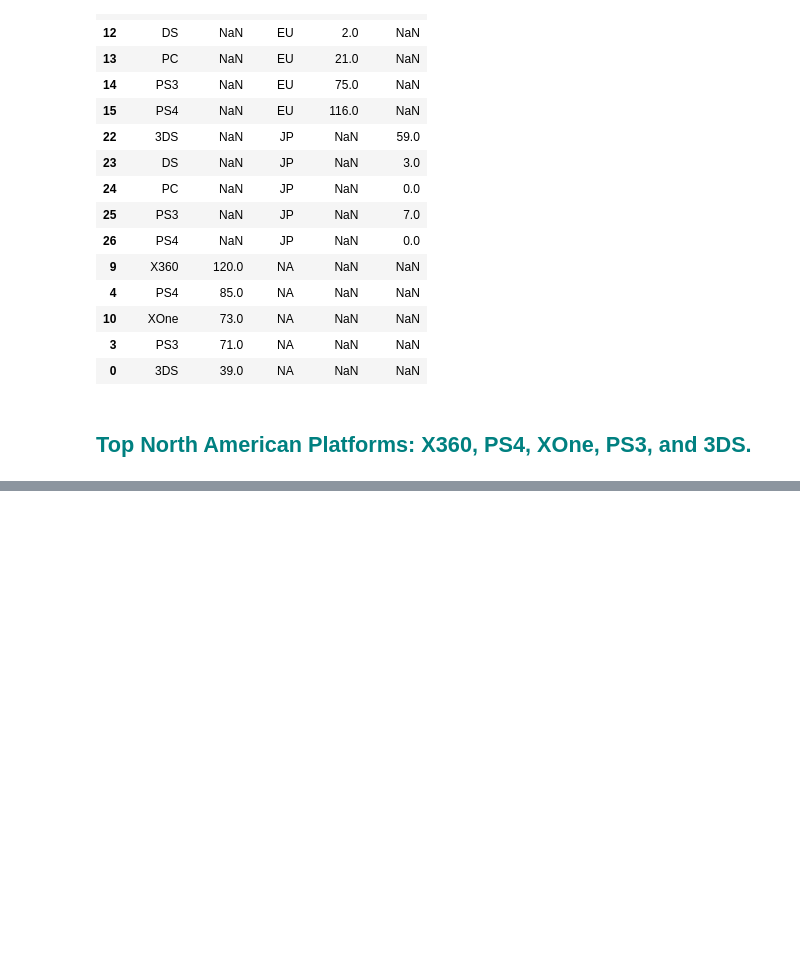
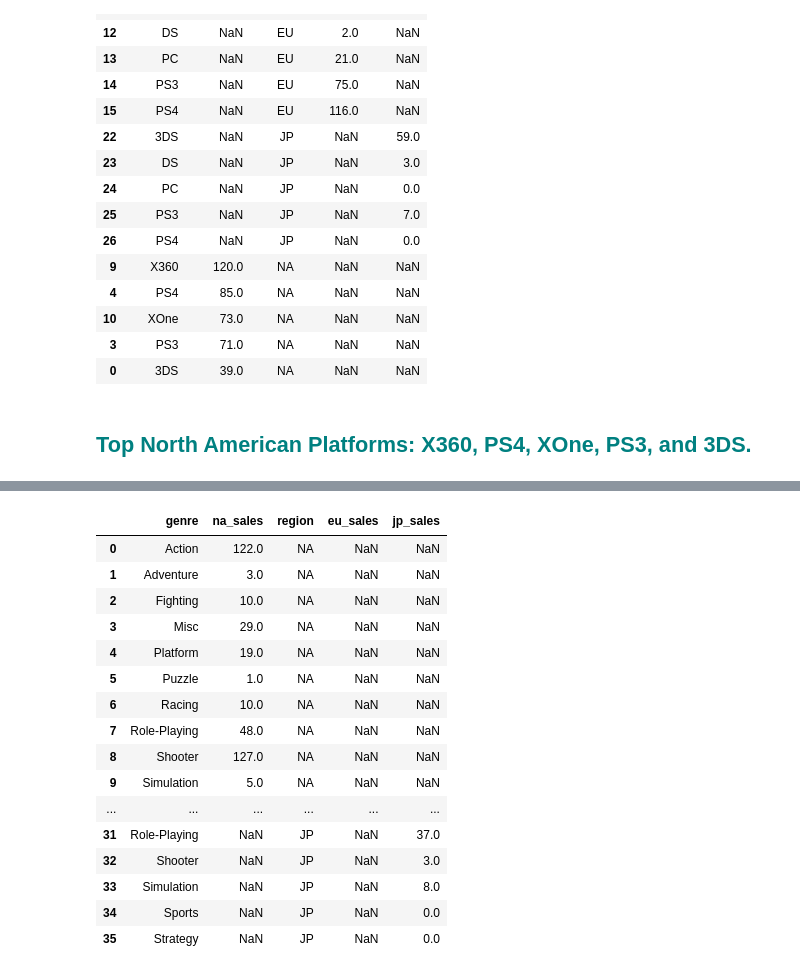
Before and after one commit to brandonbeckmusic/int-proj, a Jupyter notebook: project.ipynb, the cells around one changed output, grey strips where cells are left out. Drawn from its saved outputs; the diff is of its cells as text; code cells hidden in the pictures; blank space fills up the shorter version.

```diff
--- a/project.ipynb
+++ b/project.ipynb
@@ -762,0 +811,30 @@ display(top_na_platforms)
+# %%
+na_genre_sales = filtered_data.groupby('genre')['na_sales'].sum().reset_index()
+eu_genre_sales = filtered_data.groupby('genre')['eu_sales'].sum().reset_index()
+jp_genre_sales = filtered_data.groupby('genre')['jp_sales'].sum().reset_index()
+
+na_genre_sales['region'] = 'NA'
+eu_genre_sales['region'] = 'EU'
+jp_genre_sales['region'] = 'JP'
+
+regional_genre_sales = pd.concat([na_genre_sales, eu_genre_sales, jp_genre_sales], ignore_index=True)
+
+display(regional_genre_sales)
+# %% [output]
+|  | genre | na_sales | region | eu_sales | jp_sales |
+| 0 | Action | 122.0 | NA | NaN | NaN |
+| 1 | Adventure | 3.0 | NA | NaN | NaN |
+| 2 | Fighting | 10.0 | NA | NaN | NaN |
+| 3 | Misc | 29.0 | NA | NaN | NaN |
+| 4 | Platform | 19.0 | NA | NaN | NaN |
+| 5 | Puzzle | 1.0 | NA | NaN | NaN |
+| 6 | Racing | 10.0 | NA | NaN | NaN |
+| 7 | Role-Playing | 48.0 | NA | NaN | NaN |
+| 8 | Shooter | 127.0 | NA | NaN | NaN |
+| 9 | Simulation | 5.0 | NA | NaN | NaN |
+| ... | ... | ... | ... | ... | ... |
+| 31 | Role-Playing | NaN | JP | NaN | 37.0 |
+| 32 | Shooter | NaN | JP | NaN | 3.0 |
+| 33 | Simulation | NaN | JP | NaN | 8.0 |
+| 34 | Sports | NaN | JP | NaN | 0.0 |
+| 35 | Strategy | NaN | JP | NaN | 0.0 |
```
Also changed, not shown: parts of 19 cells of this notebook.
